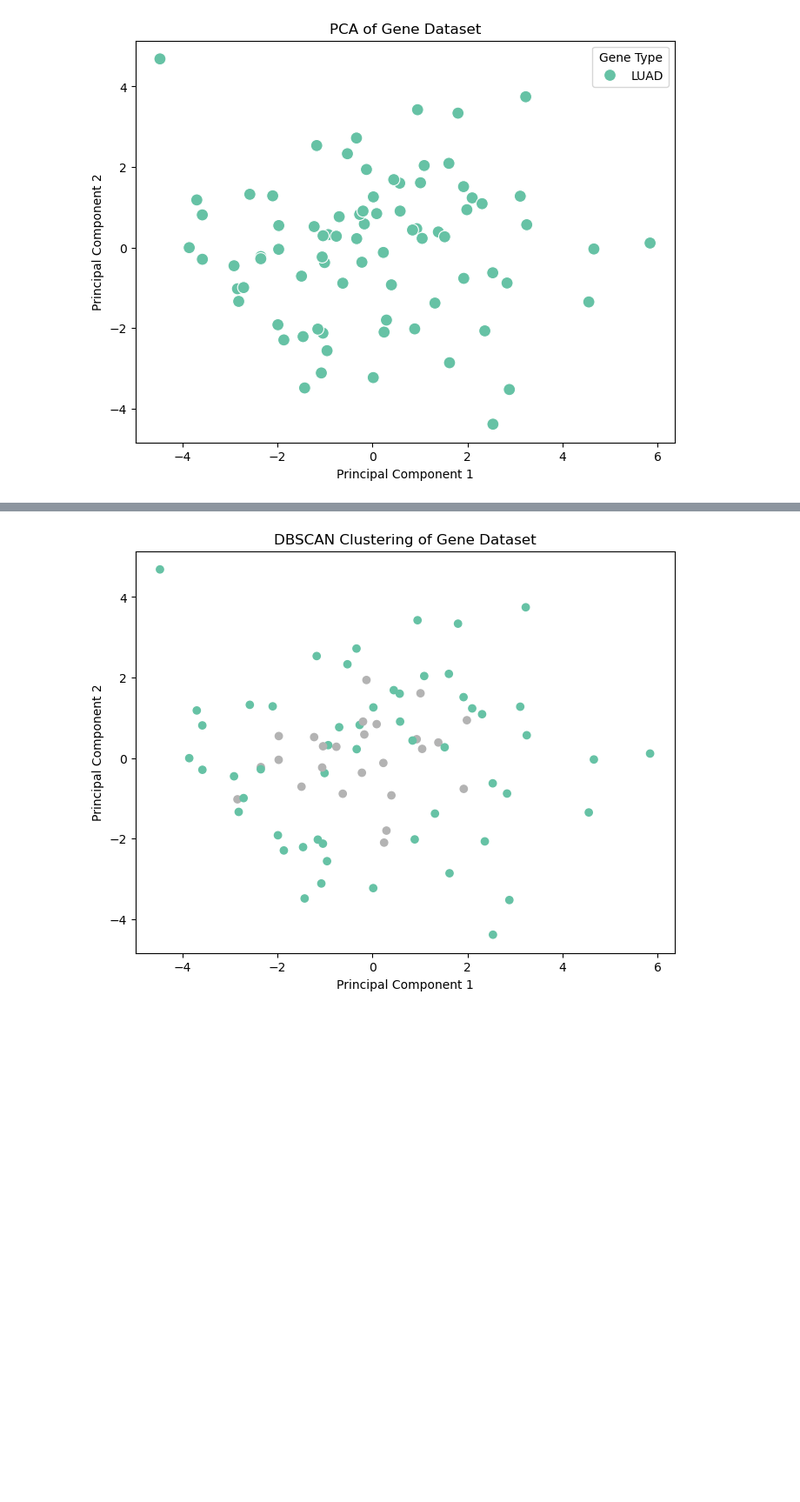
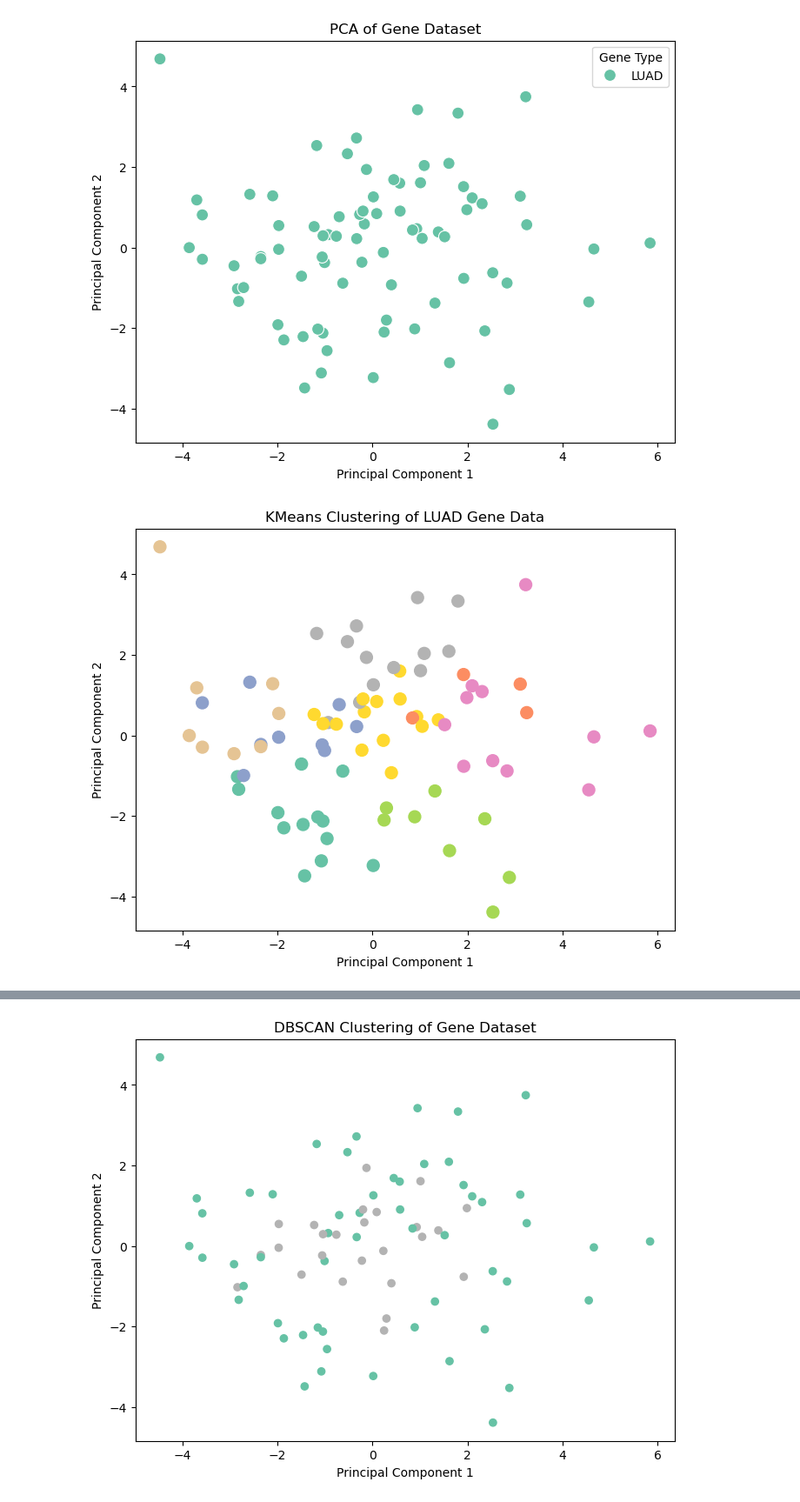
Before and after one commit to smgroves/Module-4-Cancer, a Jupyter notebook: code/Module 4 Template.ipynb, the cells around one changed output, grey strips where cells are left out. Shown at 87% size. Cells and saved outputs as stored; diff of their text form; code cells hidden in the pictures; blank space fills up the shorter version.

```diff
--- a/code/Module 4 Template.ipynb
+++ b/code/Module 4 Template.ipynb
@@ -309,3 +309,19 @@ plt.legend(title="Gene Type")
 plt.show()
 # %% [output]
 [figure]
+# %%
+# KMeans Clustering
+
+model = KMeans(random_state=0)
+model.fit(X)
+y_kmeans = model.predict(X)
+plt.figure(figsize=(8, 6))
+
+plt.scatter(X_pca[:, 0], X_pca[:, 1], c=y_kmeans, cmap="Set2", s=100)
+plt.xlabel("Principal Component 1")
+plt.ylabel("Principal Component 2")
+plt.title("KMeans Clustering of LUAD Gene Data")
+
+plt.show()
+# %% [output]
+[figure, added]
```
Also changed, not shown: parts of 2 cells of this notebook.
